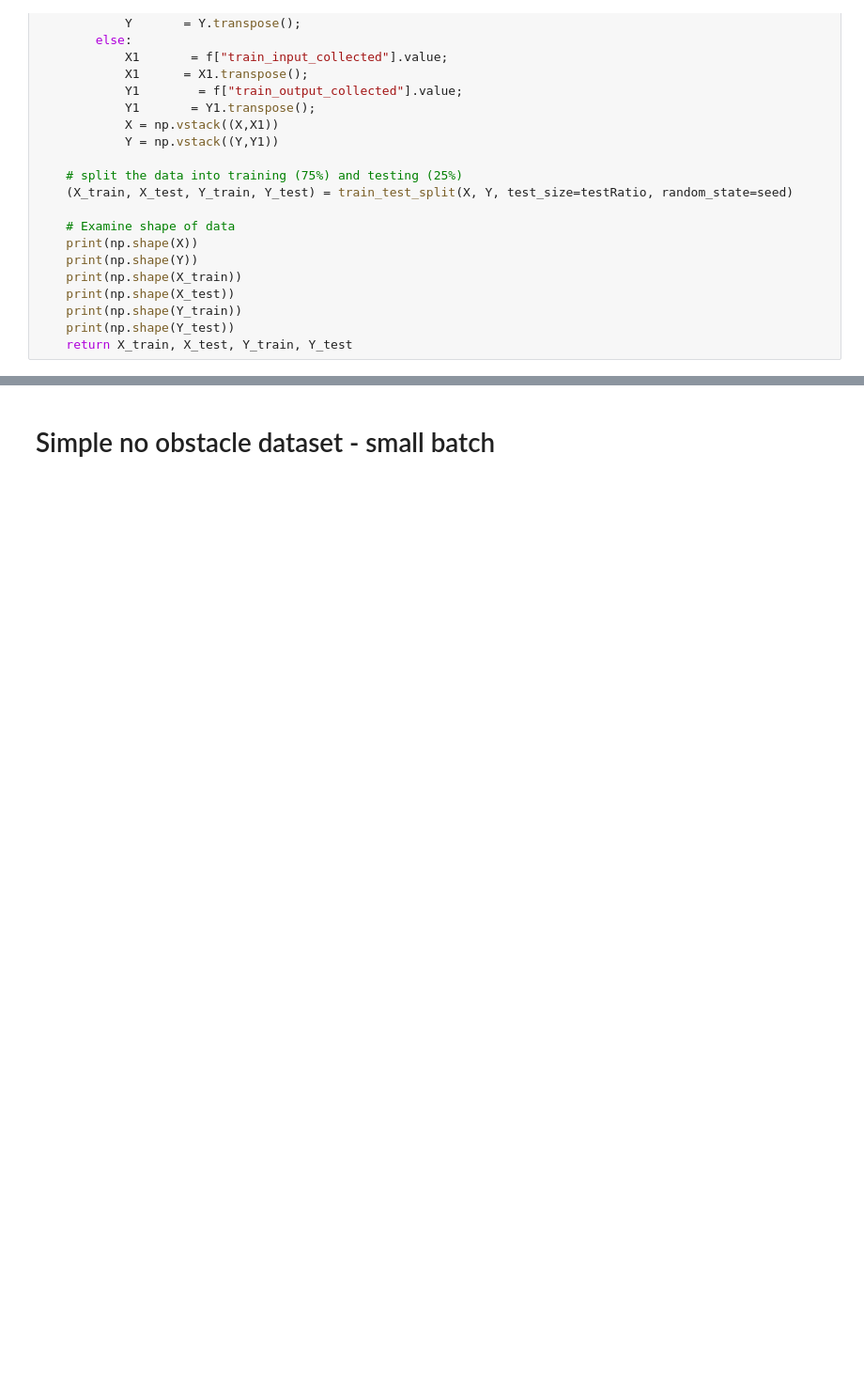
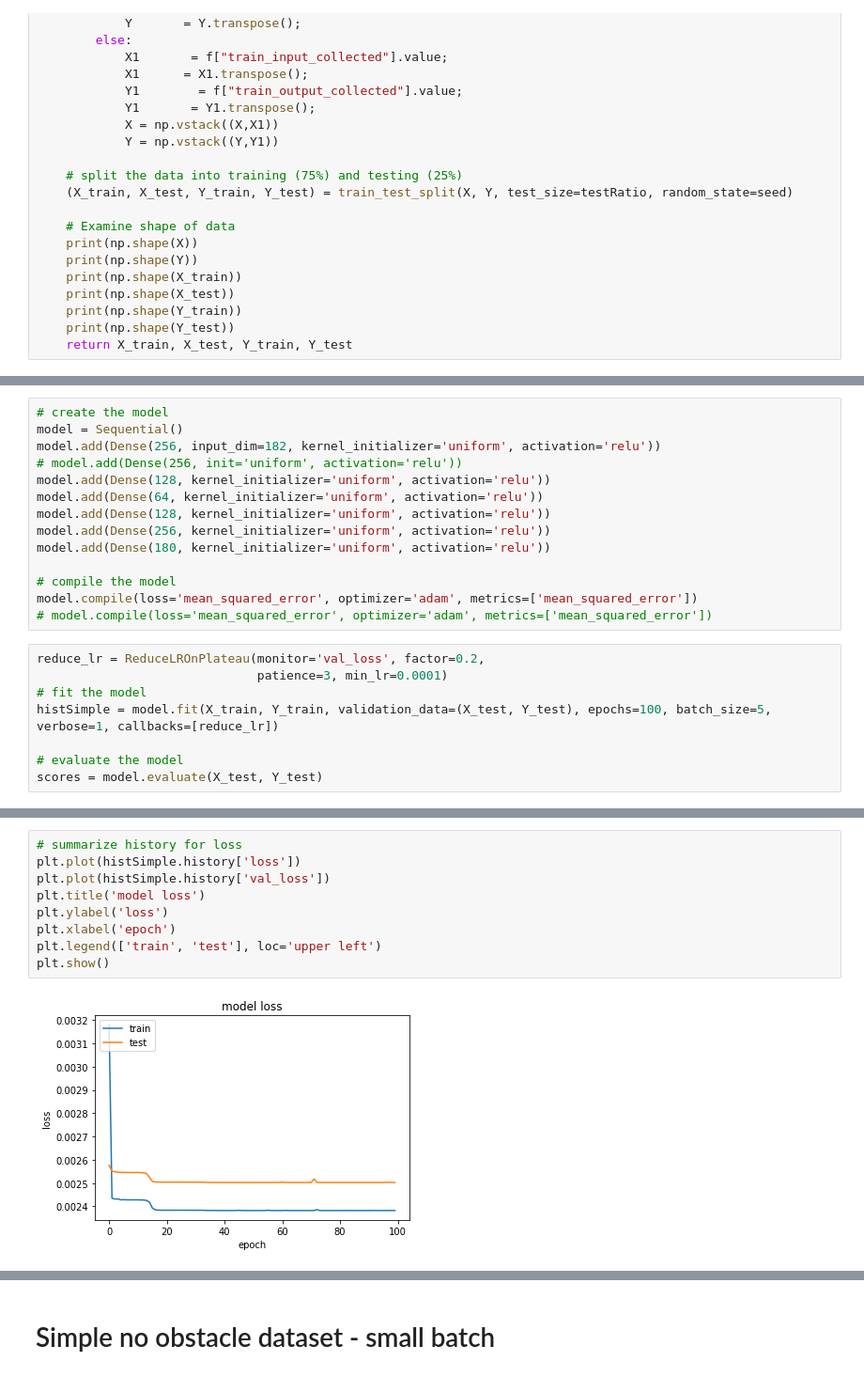
Before and after one commit to somritabanerjee/GuSTO.jl, a Jupyter notebook: examples/train_and_create_imitation_learning_network.ipynb, the cells around one changed output, grey strips where cells are left out. Shown at 94% size. Cells and saved outputs as stored; diff of their text form; blank space fills up the shorter version.

```diff
--- a/examples/train_and_create_imitation_learning_network.ipynb
+++ b/examples/train_and_create_imitation_learning_network.ipynb
@@ -49,0 +125,22 @@ def loadData(filenames, testRatio = 0.25):
+# %%
+# create the model
+model = Sequential()
+model.add(Dense(256, input_dim=182, kernel_initializer='uniform', activation='relu'))
+# model.add(Dense(256, init='uniform', activation='relu'))
+model.add(Dense(128, kernel_initializer='uniform', activation='relu'))
+model.add(Dense(64, kernel_initializer='uniform', activation='relu'))
+model.add(Dense(128, kernel_initializer='uniform', activation='relu'))
+model.add(Dense(256, kernel_initializer='uniform', activation='relu'))
+model.add(Dense(180, kernel_initializer='uniform', activation='relu'))
+
+# compile the model
+model.compile(loss='mean_squared_error', optimizer='adam', metrics=['mean_squared_error'])
+# model.compile(loss='mean_squared_error', optimizer='adam', metrics=['mean_squared_error'])
+# %%
+reduce_lr = ReduceLROnPlateau(monitor='val_loss', factor=0.2,
+                              patience=3, min_lr=0.0001)
+# fit the model
+histSimple = model.fit(X_train, Y_train, validation_data=(X_test, Y_test), epochs=100, batch_size=5, verbose=1, callbacks=[reduce_lr])
+
+# evaluate the model
+scores = model.evaluate(X_test, Y_test)
@@ -49,0 +165,11 @@ def loadData(filenames, testRatio = 0.25):
+# %%
+# summarize history for loss
+plt.plot(histSimple.history['loss'])
+plt.plot(histSimple.history['val_loss'])
+plt.title('model loss')
+plt.ylabel('loss')
+plt.xlabel('epoch')
+plt.legend(['train', 'test'], loc='upper left')
+plt.show()
+# %% [output]
+[figure, added]
```
Also changed, not shown: parts of 13 cells of this notebook, 2 other files.
